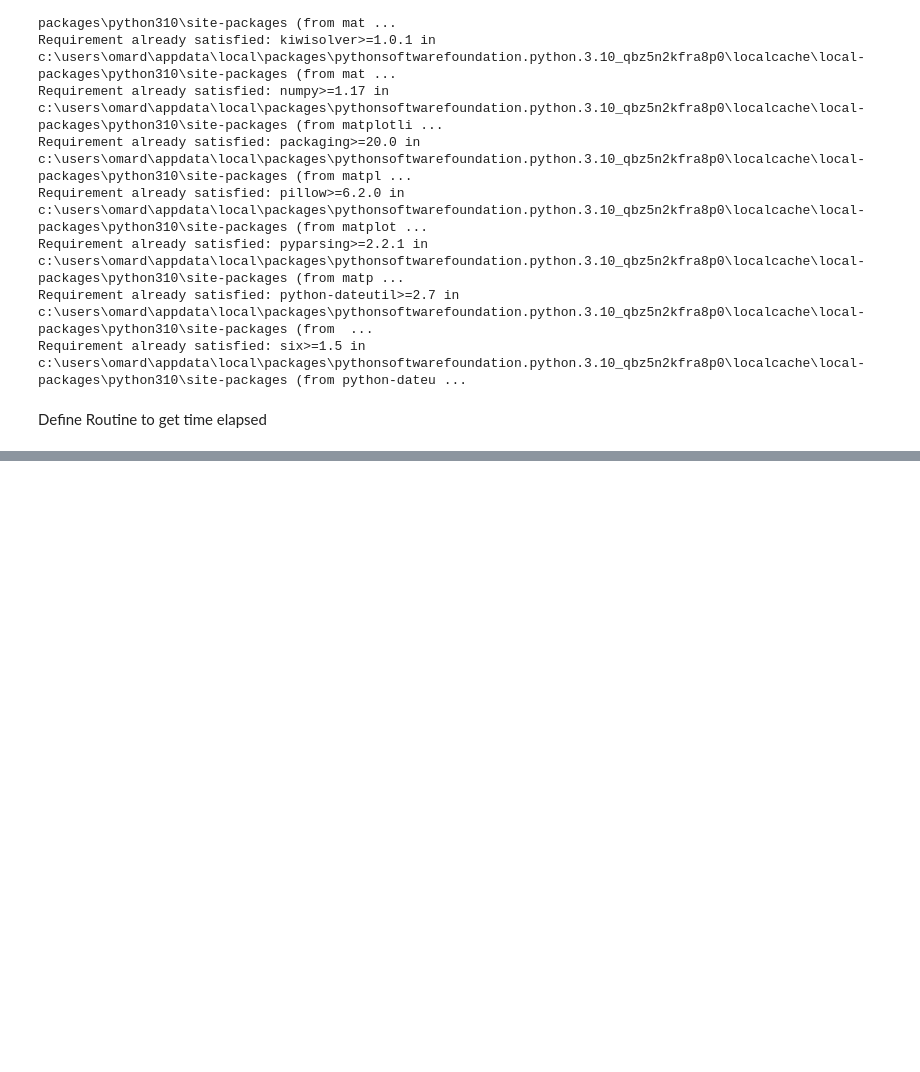
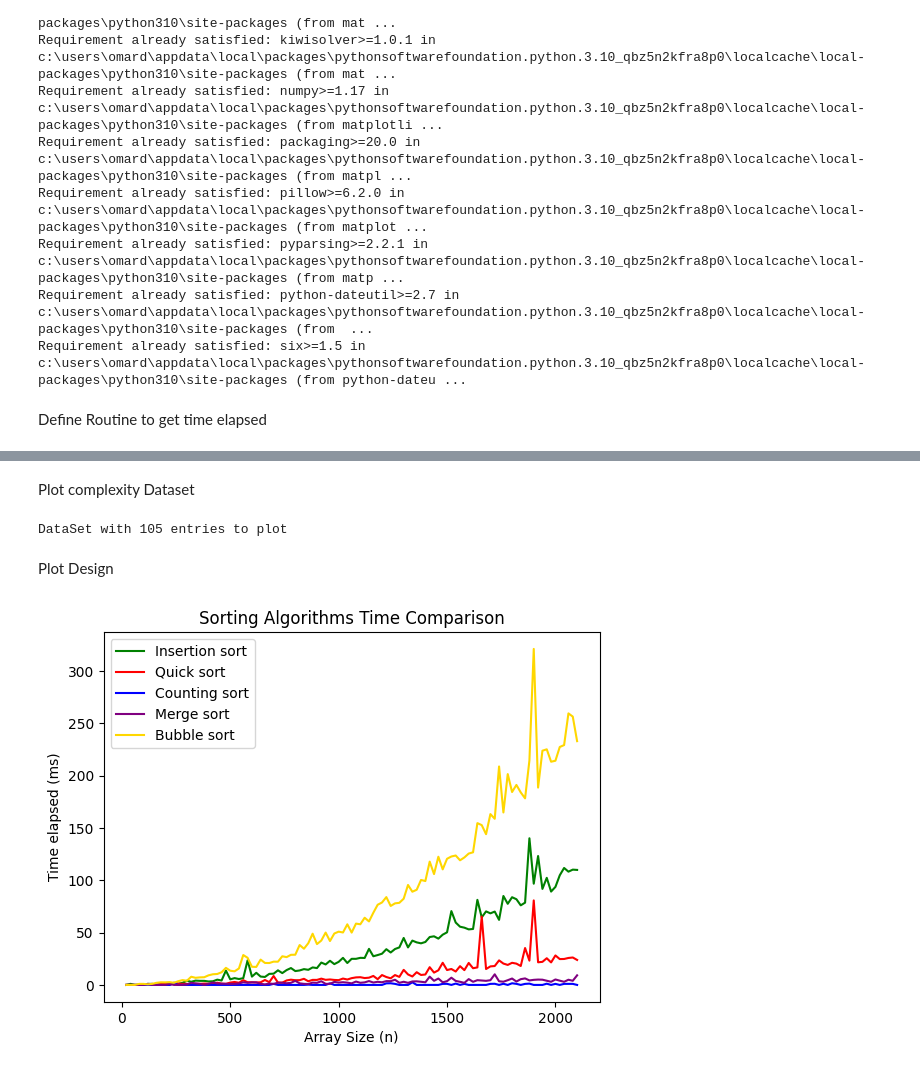
Before and after one commit to almartins1/LaboratorioGit, a Jupyter notebook: Sorting/Sorting Algorithms.ipynb, the cells around one changed output, grey strips where cells are left out. Saved outputs shown, nothing was run; the diff lists cells and outputs as text; code cells hidden in the pictures; blank space fills up the shorter version.

Commit message:
Sorting V7

```diff
--- a/Sorting/Sorting Algorithms.ipynb
+++ b/Sorting/Sorting Algorithms.ipynb
@@ -131,8 +131,8 @@ from random import randint
 def gettime(a,fun):
     t1 = time.time()
     fun(a)
-    return time.time()-t1
+    return (time.time()-t1)*1000
 
-a = [randint(0,150) for i in range(100)]
-print(f'Time elapsed to sort the list {a}\nwith bubblesort is {gettime(a,bubblesort)} seconds')
+a = [randint(0,150) for i in range(1000)]
+print(f'Time elapsed to sort the list {a}\nwith bubblesort is {gettime(a,bubblesort)} miliseconds')
 # %% [output]
@@ -140,0 +141,39 @@ with bubblesort is 0.0043299198150634766 seconds
+# %% [markdown]
+Plot complexity Dataset
+# %%
+from matplotlib import pyplot as plt
+
+insertion_time,bubble_time,counting_time,merge_time,quick_time = [],[],[],[],[]
+
+a = [1,4,1,2,1,4,2,12,11,8,9,3,0,12,13,9,8,7,2,1]
+m = a.copy()
+size = []
+
+while(len(m)<=2100):
+    size.append(len(m))
+    insertion_time.append(gettime(m.copy(),insertionsort))
+    bubble_time.append(gettime(m.copy(),bubblesort))
+    counting_time.append(gettime(m.copy(),countingsort))
+    merge_time.append(gettime(m.copy(),mergesort))
+    quick_time.append(gettime(m.copy(),quicksort))
+    m+=a
+
+print(f'DataSet with {len(size)} entries to plot')
+# %% [output]
+DataSet with 105 entries to plot
+# %% [markdown]
+Plot Design
+# %%
+#Plot the figure
+plt.plot(size,insertion_time,color="green",label="Insertion sort")
+plt.plot(size,quick_time,color="red",label="Quick sort")
+plt.plot(size,counting_time,color="blue",label="Counting sort")
+plt.plot(size,merge_time,color="purple",label="Merge sort")
+plt.plot(size,bubble_time,color="gold",label="Bubble sort")
+plt.xlabel("Array Size (n)")
+plt.ylabel("Time elapsed (ms)")
+plt.title("Sorting Algorithms Time Comparison")
+plt.legend()
+plt.show()
+# %% [output]
+[figure, added]
```
Also changed, not shown: parts of 1 cell of this notebook.
